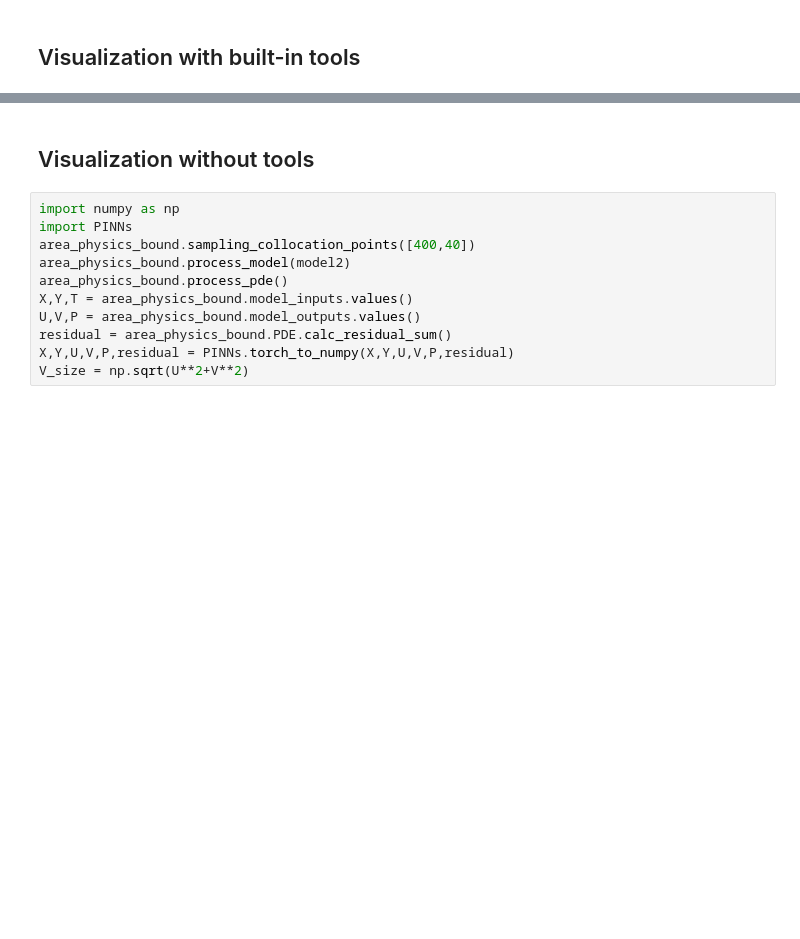
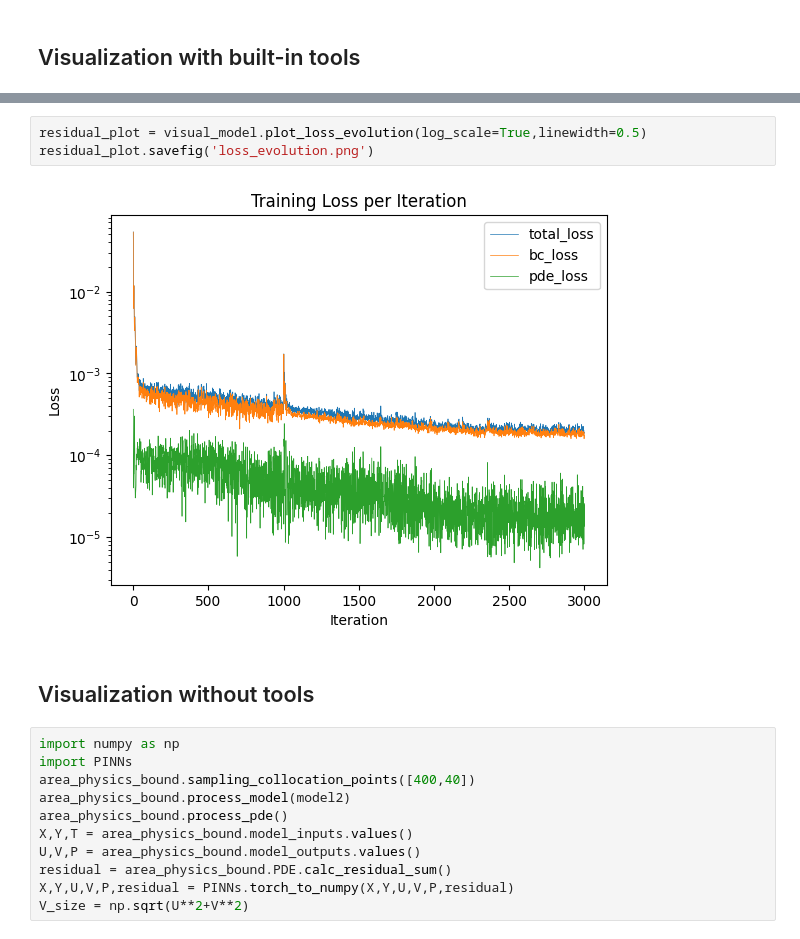
Before and after one commit to YoYo-XYZ/PINNs-for-NVS-fluid, a Jupyter notebook: examples/channel_new_flow.ipynb, the cells around one changed output, grey strips where cells are left out. Drawn from its saved outputs; the diff is of its cells as text; blank space fills up the shorter version.

```diff
--- a/examples/channel_new_flow.ipynb
+++ b/examples/channel_new_flow.ipynb
@@ -143,3 +180,8 @@ fig_output = visual_model.colorplot_all()
+# %%
+residual_plot = visual_model.plot_loss_evolution(log_scale=True,linewidth=0.5)
+residual_plot.savefig('loss_evolution.png')
+# %% [output]
+[figure, added]
 # %% [markdown]
 ## Visualization without tools
 # %%
```
Also changed, not shown: parts of 10 cells of this notebook, 4 other files.
